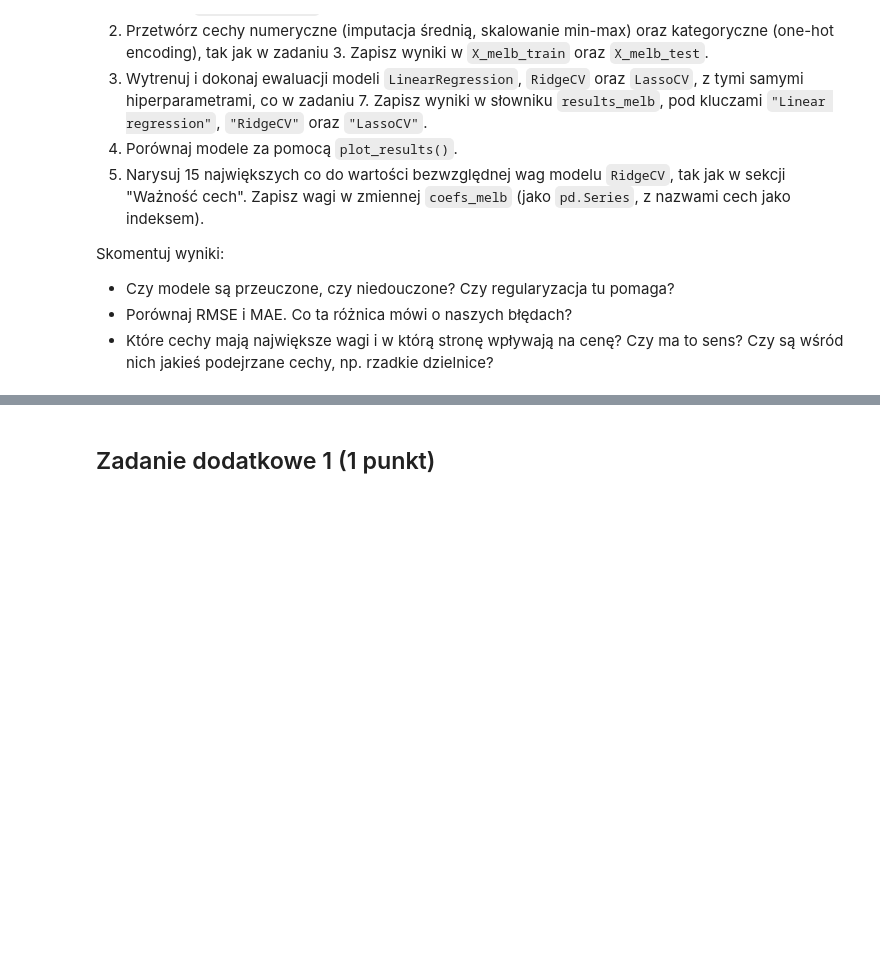
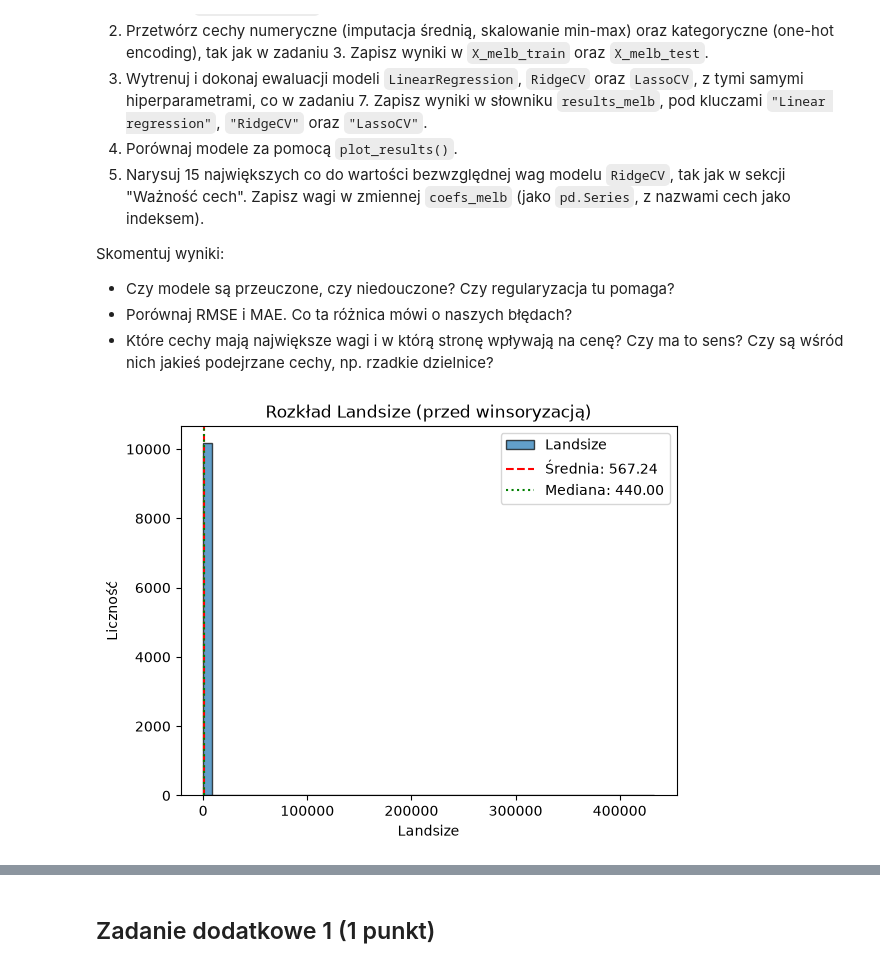
Before and after one commit to kassimma123/fundamentals-of-artificial-intelligence, a Jupyter notebook: lab1/lab_1.ipynb, the cells around one changed output, grey strips where cells are left out. Saved outputs shown, nothing was run; the diff lists cells and outputs as text; code cells hidden in the pictures; blank space fills up the shorter version.

```diff
--- a/lab1/lab_1.ipynb
+++ b/lab1/lab_1.ipynb
@@ -1225,0 +1543,91 @@ Skomentuj wyniki:
+# %%
+from feature_engine.outliers import Winsorizer
+from sklearn.impute import SimpleImputer
+from sklearn.preprocessing import MinMaxScaler, OneHotEncoder
+
+# 1. Histogramy i winsoryzacja Landsize oraz BuildingArea
+plot_distribution(X_melb_train_raw["Landsize"], "Rozkład Landsize (przed winsoryzacją)")
+plot_distribution(X_melb_train_raw["BuildingArea"].dropna(), "Rozkład BuildingArea (przed winsoryzacją)")
+
+winsorizer_melb = Winsorizer(
+    variables=["Landsize", "BuildingArea"],
+    capping_method="quantiles",
+    tail="both",
+    fold=0.01,
+    missing_values="ignore",
+)
+
+X_melb_train_num_raw = X_melb_train_raw[numerical_features_melb]
+X_melb_test_num_raw = X_melb_test_raw[numerical_features_melb]
+
+X_melb_train_cat_raw = X_melb_train_raw[categorical_features_melb]
+X_melb_test_cat_raw = X_melb_test_raw[categorical_features_melb]
+
+X_melb_train_num = winsorizer_melb.fit_transform(X_melb_train_num_raw)
+X_melb_test_num = winsorizer_melb.transform(X_melb_test_num_raw)
+
+# 2. Imputacja i skalowanie cech numerycznych
+imputer_melb = SimpleImputer(strategy="mean")
+X_melb_train_num = imputer_melb.fit_transform(X_melb_train_num)
+X_melb_test_num = imputer_melb.transform(X_melb_test_num)
+
+scaler_melb = MinMaxScaler()
+X_melb_train_num = scaler_melb.fit_transform(X_melb_train_num)
+X_melb_test_num = scaler_melb.transform(X_melb_test_num)
+
+# Kodowanie one-hot cech kategorycznych
+encoder_melb = OneHotEncoder(drop="first", handle_unknown="ignore", sparse_output=False)
+X_melb_train_cat = encoder_melb.fit_transform(X_melb_train_cat_raw)
+X_melb_test_cat = encoder_melb.transform(X_melb_test_cat_raw)
+
+# Połączenie cech
+X_melb_train = pd.concat([X_melb_train_num, X_melb_train_cat], axis=1)
+X_melb_test = pd.concat([X_melb_test_num, X_melb_test_cat], axis=1)
+
+print(f"Kształt X_melb_train: {X_melb_train.shape}")
+print(f"Kształt X_melb_test:  {X_melb_test.shape}")
+
+# 3. Trening i ewaluacja modeli
+results_melb = {}
+
+# Regresja liniowa
+reg_linear_melb = LinearRegression()
+reg_linear_melb.fit(X_melb_train, y_melb_train)
+print("--- Ewaluacja Linear Regression (Melbourne) ---")
+results_melb["Linear regression"] = evaluate_model(
+    reg_linear_melb, X_melb_train, X_melb_test, y_melb_train, y_melb_test
+)
+
+# RidgeCV
+reg_ridge_cv_melb = RidgeCV(alphas=np.logspace(-3, 3, 100), cv=5)
+reg_ridge_cv_melb.fit(X_melb_train, y_melb_train)
+print("\n--- Ewaluacja RidgeCV (Melbourne) ---")
+results_melb["RidgeCV"] = evaluate_model(
+    reg_ridge_cv_melb, X_melb_train, X_melb_test, y_melb_train, y_melb_test
+)
+
+# LassoCV
+reg_lasso_cv_melb = LassoCV(
+    alphas=100, cv=5, random_state=0, max_iter=10000, n_jobs=-1
+)
+reg_lasso_cv_melb.fit(X_melb_train, y_melb_train)
+print("\n--- Ewaluacja LassoCV (Melbourne) ---")
+results_melb["LassoCV"] = evaluate_model(
+    reg_lasso_cv_melb, X_melb_train, X_melb_test, y_melb_train, y_melb_test
+)
+
+# 4. Porównanie wyników
+plot_results(results_melb, "Melbourne Housing - Porównanie modeli")
+
+# 5. Ważność cech (RidgeCV)
+coefs_melb = pd.Series(reg_ridge_cv_melb.coef_, index=reg_ridge_cv_melb.feature_names_in_)
+top15_features = coefs_melb.abs().sort_values(ascending=False).head(15).index
+
+plt.figure(figsize=(10, 6))
+coefs_melb[top15_features].plot.barh()
+plt.title("15 najważniejszych cech modelu RidgeCV (Melbourne)")
+plt.xlabel("Wartość wagi")
+plt.gca().invert_yaxis()
+plt.show()
+# %% [output]
+[figure, added]
```
Also changed, not shown: parts of 34 cells of this notebook.
